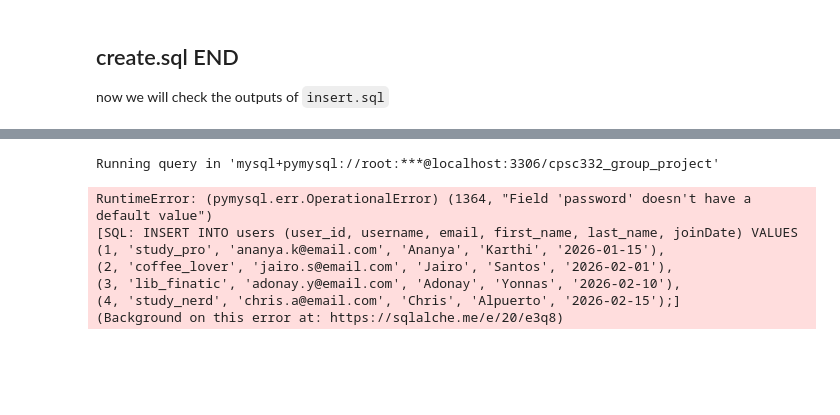
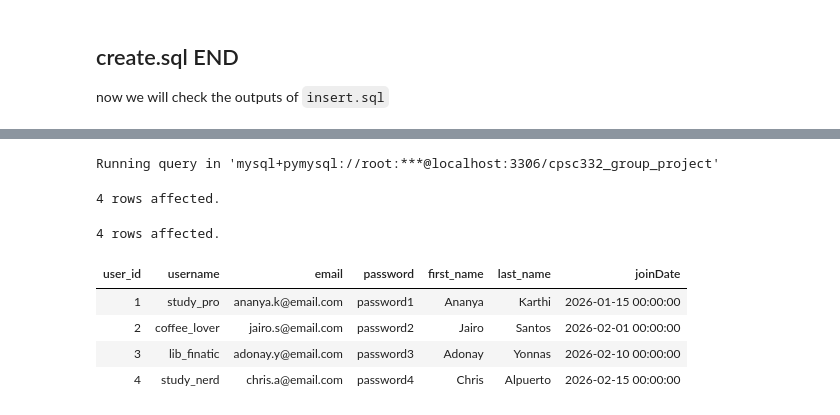
Before and after one commit to chrisalpuerto/cpsc-332-group-project, a Jupyter notebook: main.ipynb, the cells around one changed output, grey strips where cells are left out. Saved outputs shown, nothing was run; the diff lists cells and outputs as text; code cells hidden in the pictures; blank space fills up the shorter version.

```diff
--- a/main.ipynb
+++ b/main.ipynb
@@ -193,18 +222,18 @@ Running query in 'mysql+pymysql://root:***@localhost:3306/cpsc332_group_project'
 # %%
 %%sql
-INSERT INTO users (user_id, username, email, password, first_name, last_name, joinDate) VALUES
-(1, 'study_pro', 'ananya.k@email.com', 'password1', 'Ananya', 'Karthi', '2026-01-15'),
+INSERT INTO users (user_id, username, email, first_name, last_name, joinDate) VALUES
+(1, 'study_pro', 'ananya.k@email.com',  'Ananya', 'Karthi', '2026-01-15'),
 (2, 'coffee_lover', 'jairo.s@email.com', 'password2', 'Jairo', 'Santos', '2026-02-01'),
 (3, 'lib_finatic', 'adonay.y@email.com', 'password3', 'Adonay', 'Yonnas', '2026-02-10'),
 (4, 'study_nerd', 'chris.a@email.com', 'password4', 'Chris', 'Alpuerto', '2026-02-15');
 
 SELECT * FROM users;
 # %% [output]
 Running query in 'mysql+pymysql://root:***@localhost:3306/cpsc332_group_project'
-RuntimeError: (pymysql.err.OperationalError) (1364, "Field 'password' doesn't have a default value")
-[SQL: INSERT INTO users (user_id, username, email, first_name, last_name, joinDate) VALUES
-(1, 'study_pro', 'ananya.k@email.com', 'Ananya', 'Karthi', '2026-01-15'),
-(2, 'coffee_lover', 'jairo.s@email.com', 'Jairo', 'Santos', '2026-02-01'),
-(3, 'lib_finatic', 'adonay.y@email.com', 'Adonay', 'Yonnas', '2026-02-10'),
-(4, 'study_nerd', 'chris.a@email.com', 'Chris', 'Alpuerto', '2026-02-15');]
-(Background on this error at: https://sqlalche.me/e/20/e3q8)
+4 rows affected.
+4 rows affected.
+| user_id | username | email | password | first_name | last_name | joinDate |
+| 1 | study_pro | ananya.k@email.com | password1 | Ananya | Karthi | 2026-01-15 00:00:00 |
+| 2 | coffee_lover | jairo.s@email.com | password2 | Jairo | Santos | 2026-02-01 00:00:00 |
+| 3 | lib_finatic | adonay.y@email.com | password3 | Adonay | Yonnas | 2026-02-10 00:00:00 |
+| 4 | study_nerd | chris.a@email.com | password4 | Chris | Alpuerto | 2026-02-15 00:00:00 |
```
Also changed, not shown: parts of 27 cells of this notebook, 3 other files.
